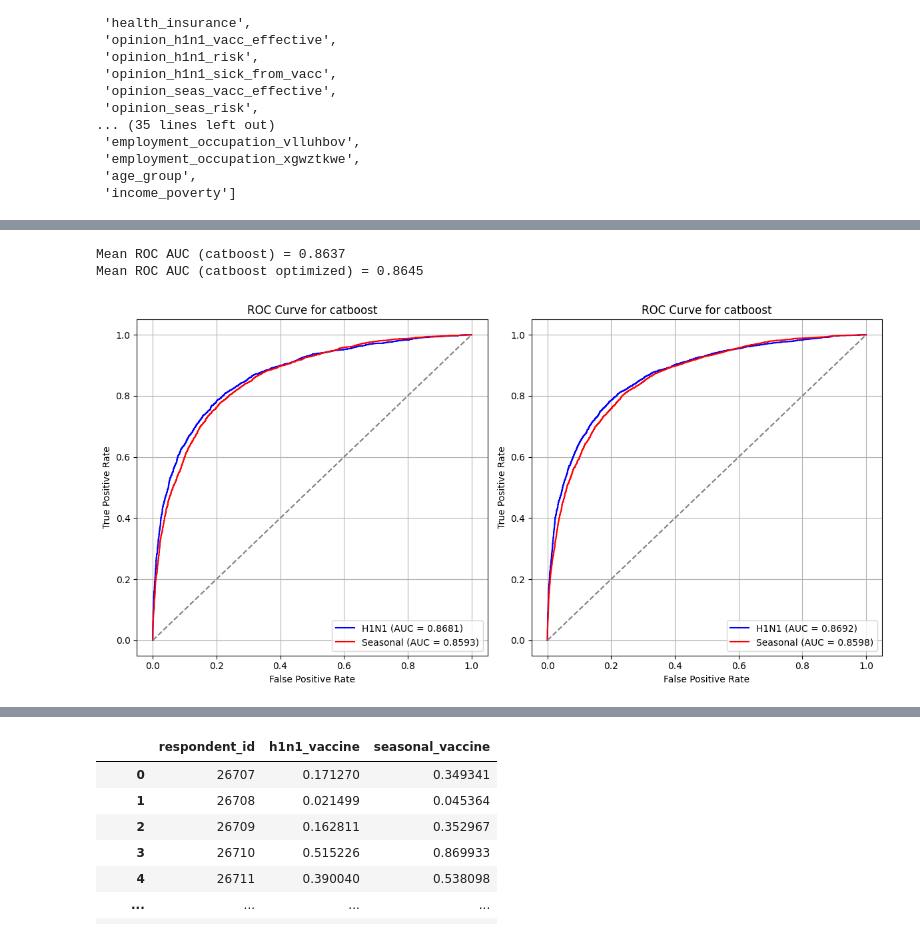
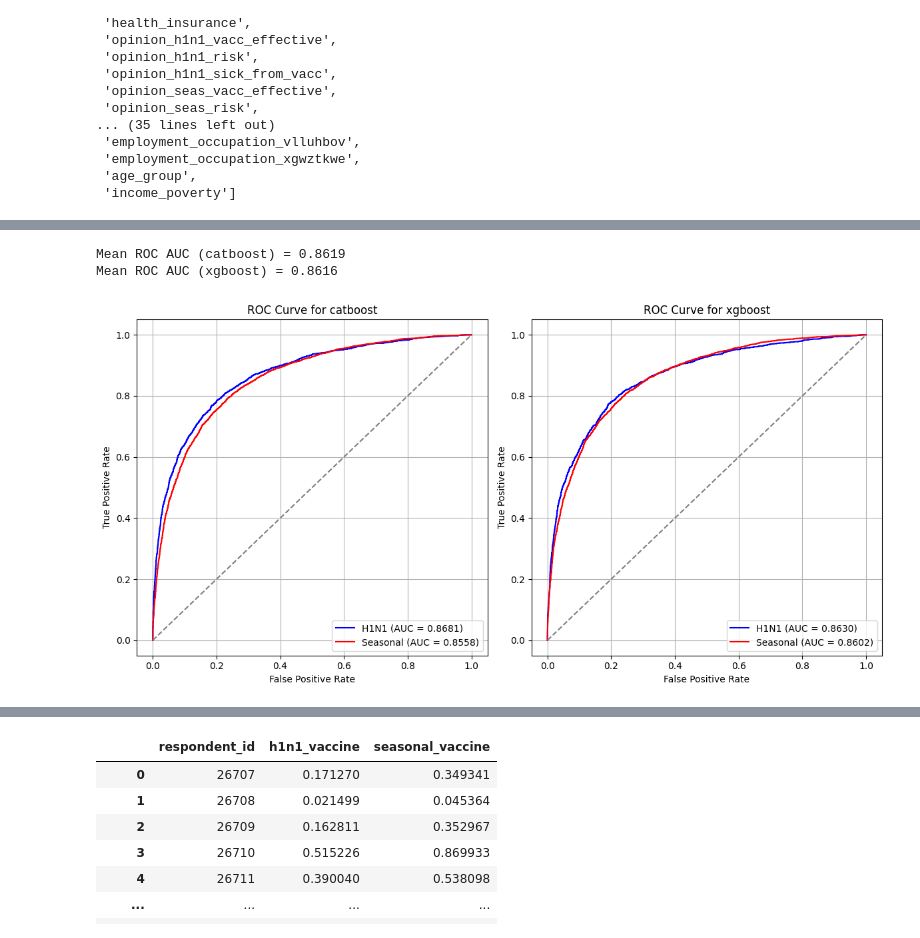
Before and after one commit to Alexander-Ploskin/FluShot, a Jupyter notebook: catboost.ipynb, the cells around one changed output, grey strips where cells are left out. Drawn from its saved outputs; the diff is of its cells as text; code cells hidden in the pictures.

```diff
--- a/catboost.ipynb
+++ b/catboost.ipynb
@@ -637,7 +639,7 @@ def get_optimal_params_catboost(target: Literal['h1n1_vaccine', 'seasonal_vaccin
 
     sampler = optuna.samplers.TPESampler(seed=68)  # Make the sampler behave in a deterministic way.
     study = optuna.create_study(direction="maximize", sampler=sampler)
-    study.optimize(objective, n_trials=100)
+    study.optimize(objective, n_trials=100, n_jobs=-1)
 
     print("Number of finished trials: {}".format(len(study.trials)))
     print("Best trial:")
@@ -671,10 +673,10 @@ def get_optimal_params_xgboost(target: Literal['h1n1_vaccine', 'seasonal_vaccine
                         evals=[(dvalid, 'validation')], early_stopping_rounds=20, verbose_eval=False)
 
         y_pred = model.predict(dvalid)
-        return roc_auc_score(y_test, y_pred)
+        return roc_auc_score(y_test[target], y_pred)
 
     study = optuna.create_study(direction='maximize')
-    study.optimize(objective, n_trials=100)
+    study.optimize(objective, n_trials=100, n_jobs=-1)
 
     print("Number of finished trials: {}".format(len(study.trials)))
     print("Best trial:")
@@ -718,0 +690,2 @@ params_catboost_seasonal = {
+# %%
+optimal_params_xgboost_h1n1 = get_optimal_params_xgboost('h1n1_vaccine')
@@ -718,0 +863,2 @@ params_catboost_seasonal = {
+# %%
+optimal_params_catboost_seasonal = get_optimal_params_catboost('seasonal_vaccine')
@@ -719,34 +969,36 @@ params_catboost_seasonal = {
 # %%
-# result_h1n1_catboost_optimal = train_model(
-#     target='h1n1_vaccine',
-#     model_type='catboost',
-#     params=params_catboost_h1n1
-# )
-# result_seasonal_catboost_optimal = train_model(
-#     target='seasonal_vaccine',
-#     model_type='catboost',
-#     params=params_catboost_seasonal
-# )
+result_h1n1_catboost_optimal = train_model(
+    target='h1n1_vaccine',
+    model_type='catboost',
+    # params=optimal_params_catboost_h1n1
+)
+result_seasonal_catboost_optimal = train_model(
+    target='seasonal_vaccine',
+    model_type='catboost',
+    params=optimal_params_catboost_seasonal
+)
 
-# result_h1n1_catboost = train_model(
-#     target='h1n1_vaccine',
-#     model_type='catboost',
-# )
-# result_seasonal_catboost = train_model(
-#     target='seasonal_vaccine',
-#     model_type='catboost',
-# )
+result_h1n1_xgboost_optimal = train_model(
+    target='h1n1_vaccine',
+    model_type='xgboost',
+    params=optimal_params_xgboost_h1n1
+)
+result_seasonal_xgboost_optimal = train_model(
+    target='seasonal_vaccine',
+    model_type='xgboost',
+    # params=optimal_params_xgboost_seasonal
+)
 
-# fig, axes = plt.subplots(1, 2, figsize=(12, 6))
-# roc_auc = process_result(result_h1n1_catboost, result_seasonal_catboost, 'catboost', axes[0])
-# roc_auc_optimal = process_result(result_h1n1_catboost_optimal, result_seasonal_catboost_optimal, 'catboost', axes[1])
+fig, axes = plt.subplots(1, 2, figsize=(12, 6))
+roc_auc_catboost = process_result(result_h1n1_catboost_optimal, result_seasonal_catboost_optimal, 'catboost', axes[0])
+roc_auc_xgboost = process_result(result_h1n1_xgboost_optimal, result_seasonal_xgboost_optimal, 'xgboost', axes[1])
 
-# print(f'Mean ROC AUC (catboost) = {roc_auc:.4f}')
-# print(f'Mean ROC AUC (catboost optimized) = {roc_auc_optimal:.4f}')
+print(f'Mean ROC AUC (catboost) = {roc_auc_catboost:.4f}')
+print(f'Mean ROC AUC (xgboost) = {roc_auc_xgboost:.4f}')
 
-# plt.tight_layout()
-# plt.show()
+plt.tight_layout()
+plt.show()
 # %% [output]
-Mean ROC AUC (catboost) = 0.8637
-Mean ROC AUC (catboost optimized) = 0.8645
+Mean ROC AUC (catboost) = 0.8619
+Mean ROC AUC (xgboost) = 0.8616
-[figure, old version]
+[figure, new version]
```
Also changed, not shown: parts of 10 cells of this notebook.
